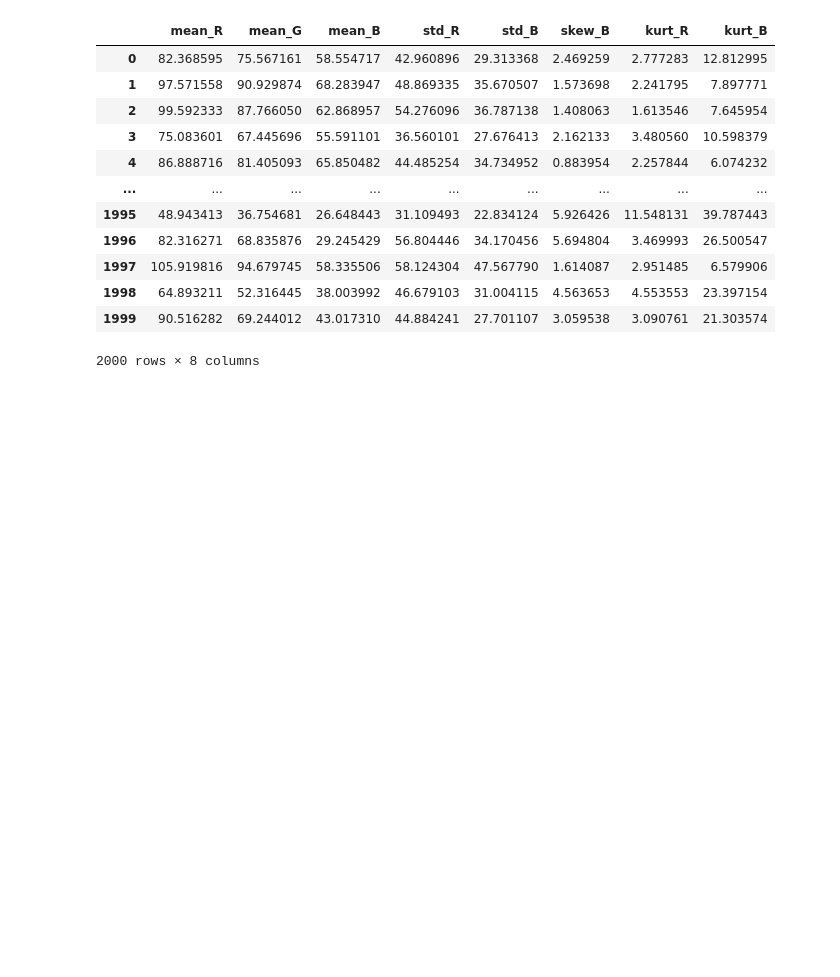
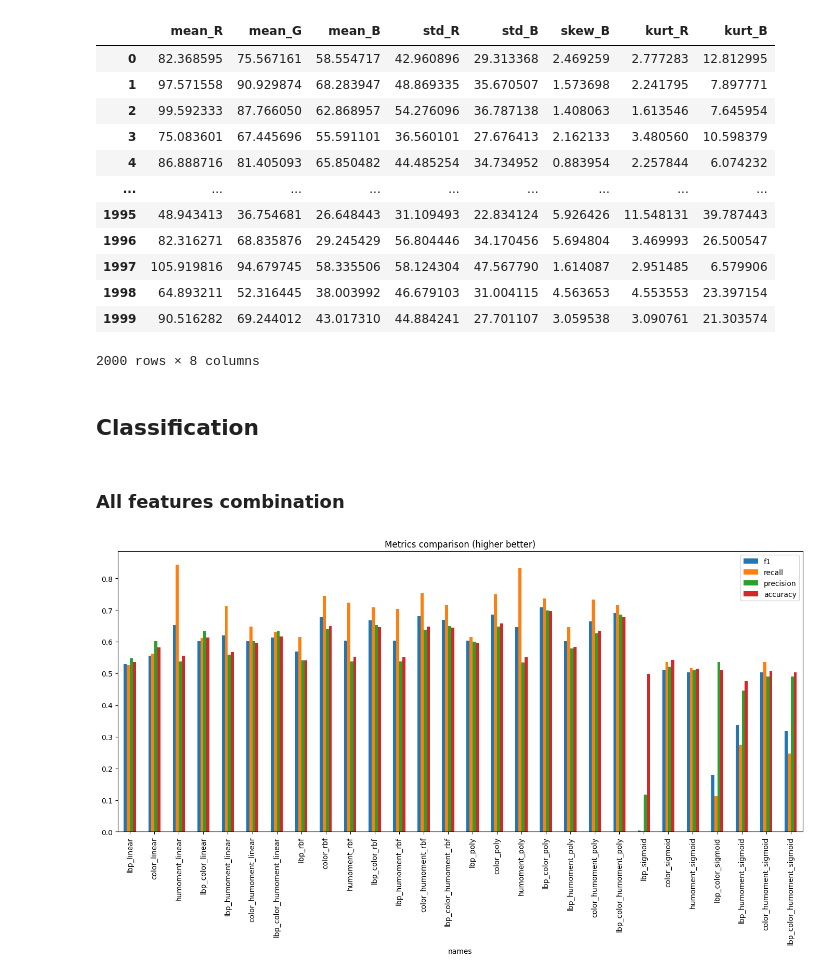
Before and after one commit to zeerafle/oil-palm-stem, a Jupyter notebook: disease_detection.ipynb, the cells around one changed output. Cells and saved outputs as stored; diff of their text form; code cells hidden in the pictures; blank space fills up the shorter version.

Commit message:
classification with all feature combination

```diff
--- a/disease_detection.ipynb
+++ b/disease_detection.ipynb
@@ -467,3 +472,5 @@ reduced_orig_img_features_svmfs
 # %%
 reduced_proc_img_features_svmfs.to_csv(os.path.join('data', 'reduced_processed_img_features_svmfs.csv'), index=False)
 reduced_orig_img_features_svmfs.to_csv(os.path.join('data', 'reduced_orig_img_features_svmfs.csv'), index=False)
+# %% [markdown]
+## Classification
@@ -469,0 +499,48 @@ reduced_orig_img_features_svmfs.to_csv(os.path.join('data', 'reduced_orig_img_fe
+# %% [markdown]
+### All features combination
+# %%
+features = {'lbp': header[1:11], 'color': header[11:23], 'humoment': header[23:]}
+all_feat_comb = list(features.keys())
+all_feat_comb += list(itertools.combinations(all_feat_comb, 2))
+all_feat_comb += [tuple(features.keys())]
+kernels = ['linear', 'rbf', 'poly', 'sigmoid']
+y = proc_img_label
+
+def compare_combined_feature(filename):
+    columns = ['names', 'fit_time'] + metrics
+    comparison_df = pd.DataFrame(columns=columns)
+
+    feature_file = os.path.join('data', filename)
+    feature_df = pd.read_csv(feature_file)
+
+    for kernel in kernels:
+        for feature in all_feat_comb:
+            if not isinstance(feature, str):
+                feat_col_name = []
+                name = ''
+                for i in range(len(feature)):
+                    feat_col_name += features[feature[i]]
+                    name += f'{feature[i]}_'
+            else:
+                feat_col_name = features[feature]
+                name = feature + '_'
+            X = feature_df.loc[:, feat_col_name]
+            # print(X.columns, kernel)
+            result = classify_with_svm(X, y, kernel=kernel)
+            comparison_df.loc[len(comparison_df.index)] = [f'{name}{kernel}',
+                                                           result['fit_time'].mean(),
+                                                           result['test_f1'].mean(),
+                                                           result['test_recall'].mean(),
+                                                           result['test_precision'].mean(),
+                                                           result['test_accuracy'].mean()]
+
+    csv_name = filename.split('_')[0] + '_classification_result.csv'
+    comparison_df.to_csv(csv_name, index=False)
+
+    comparison_df.set_index('names').iloc[:, 1:].plot.bar(figsize=(17, 7), title='Metrics comparison (higher better)')
+
+    return comparison_df
+# %%
+orig_img_compare_df = compare_combined_feature('orig_img_feature.csv')
+# %% [output]
+[figure, added]
```
Also changed, not shown: parts of 18 cells of this notebook, 16 other files.
